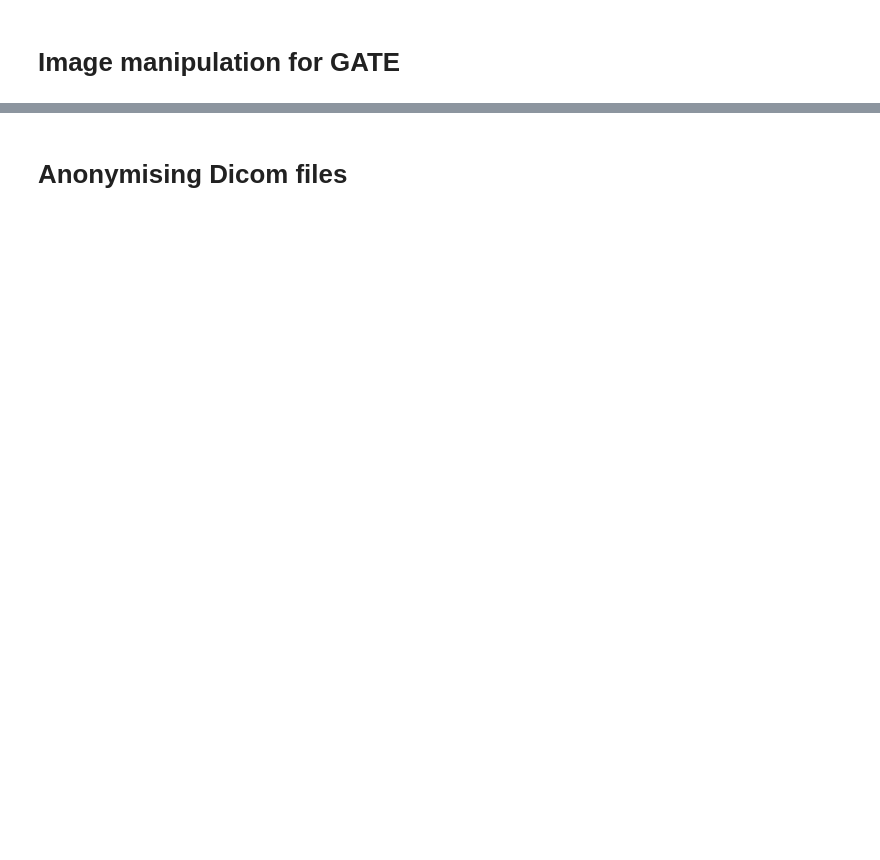
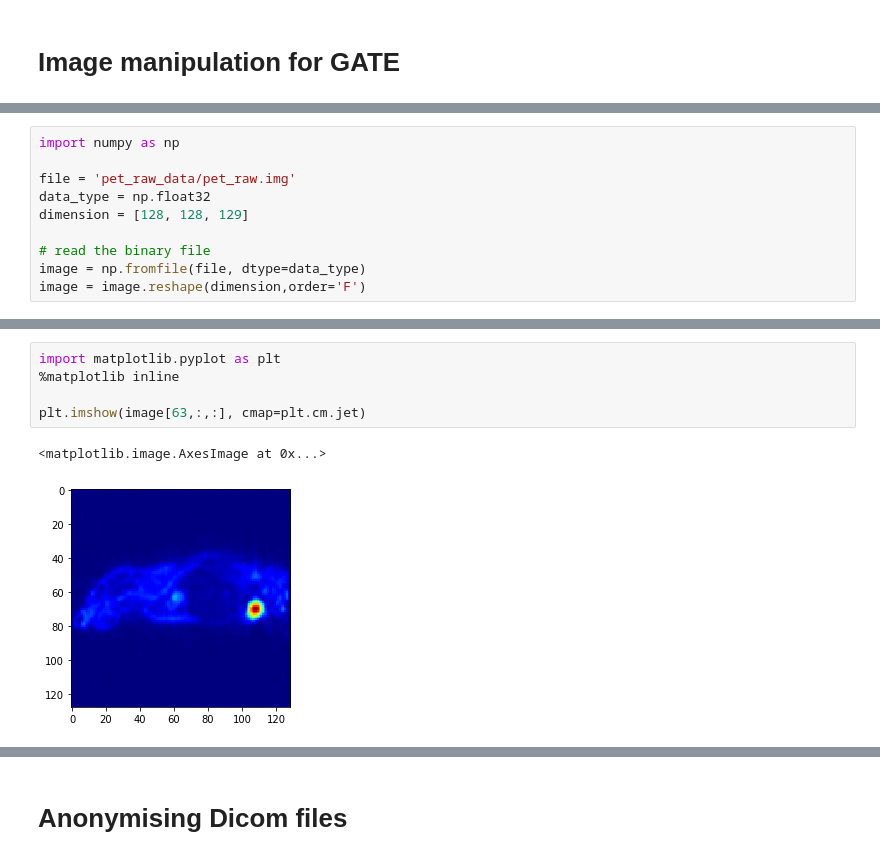
Before and after one commit to MCvin/Python_Gate, a Jupyter notebook: image_manipulation/image_manipulation.ipynb, the cells around one changed output, grey strips where cells are left out. Cells and saved outputs as stored; diff of their text form; blank space fills up the shorter version.

Commit message:
Edited image_manipulation.ipynb and added image data as examples

```diff
--- a/image_manipulation/image_manipulation.ipynb
+++ b/image_manipulation/image_manipulation.ipynb
@@ -7,0 +14,10 @@
+# %%
+import numpy as np
+
+file = 'pet_raw_data/pet_raw.img'
+data_type = np.float32
+dimension = [128, 128, 129]
+
+# read the binary file
+image = np.fromfile(file, dtype=data_type)
+image = image.reshape(dimension,order='F')
@@ -7,0 +32,8 @@
+# %%
+import matplotlib.pyplot as plt
+%matplotlib inline
+
+plt.imshow(image[63,:,:], cmap=plt.cm.jet)
+# %% [output]
+<matplotlib.image.AxesImage at 0x...>
+[figure, added]
```
Also changed, not shown: parts of 17 cells of this notebook, 6 other files.
